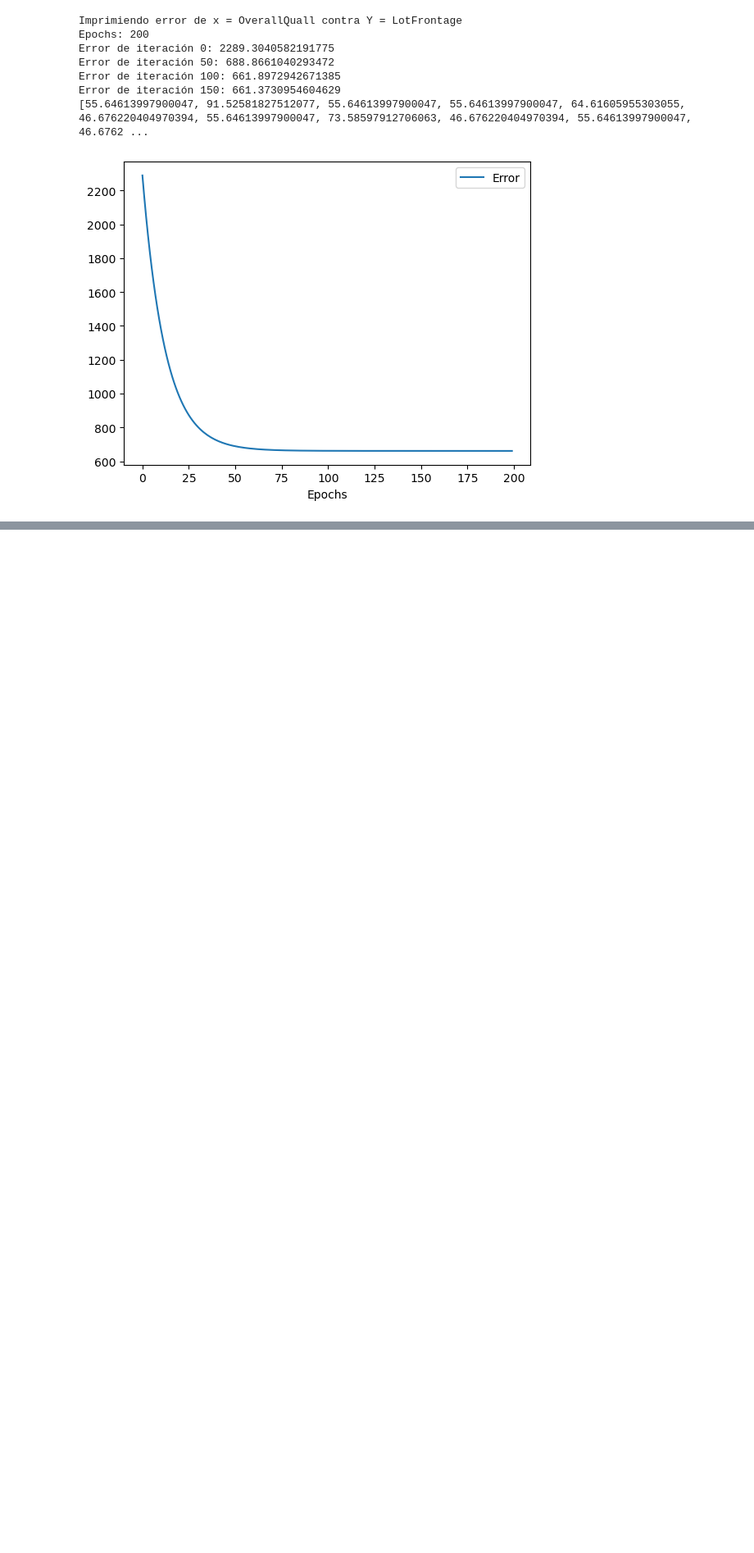
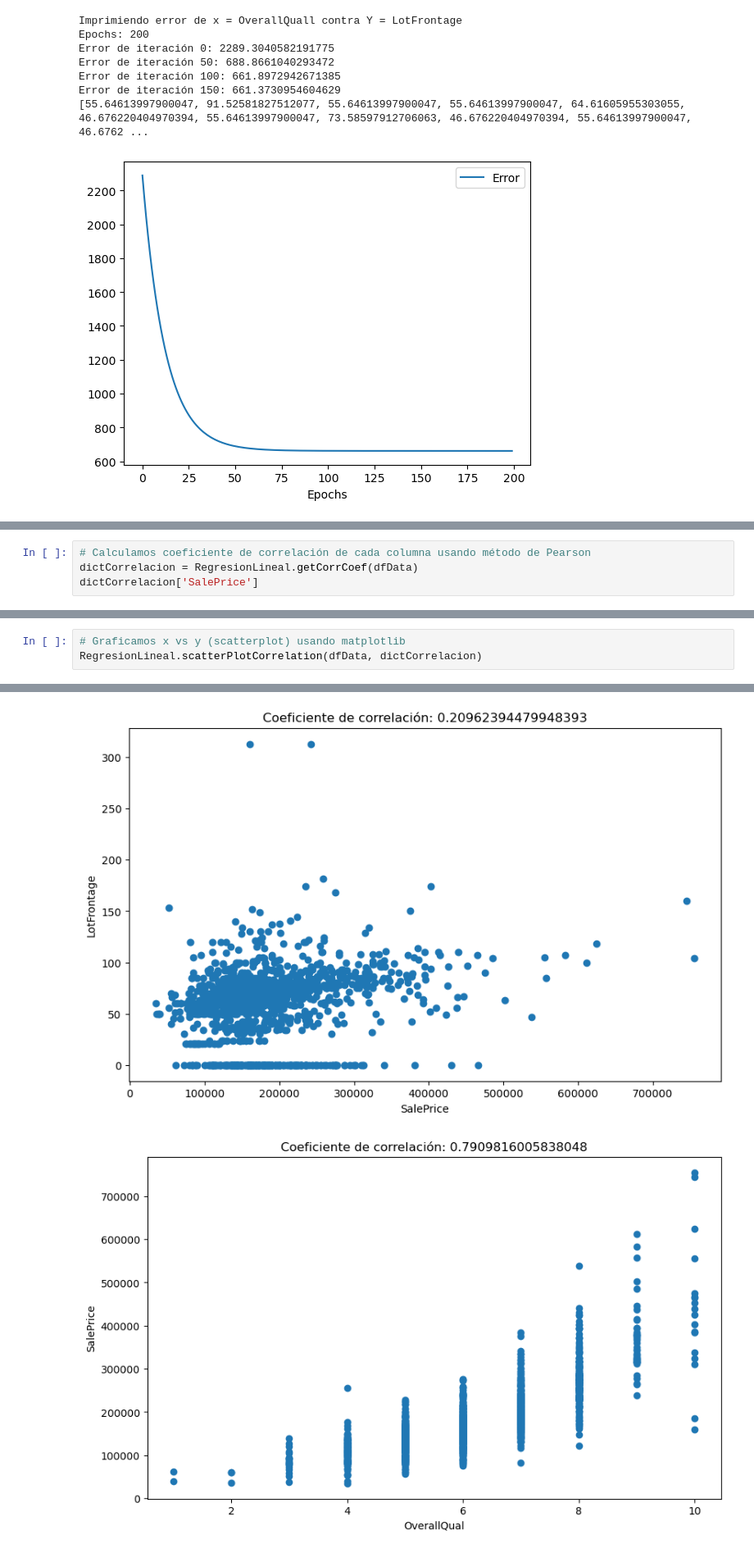
Before and after one commit to jerson8a/project1_linearRegresion, a Jupyter notebook: Solution Project #1 - Jerson Ochoa.ipynb, the cells around one changed output, grey strips where cells are left out. Shown at 82% size. Saved outputs shown, nothing was run; the diff lists cells and outputs as text; blank space fills up the shorter version.

```diff
--- a/Solution Project #1 - Jerson Ochoa.ipynb
+++ b/Solution Project #1 - Jerson Ochoa.ipynb
@@ -583,0 +860,4 @@ Error de iteración 150: 661.3730954604629
+# %%
+# Calculamos coeficiente de correlación de cada columna usando método de Pearson
+dictCorrelacion = RegresionLineal.getCorrCoef(dfData)
+dictCorrelacion['SalePrice']
@@ -583,0 +882,4 @@ Error de iteración 150: 661.3730954604629
+# %%
+# Graficamos x vs y (scatterplot) usando matplotlib
+RegresionLineal.scatterPlotCorrelation(dfData, dictCorrelacion)
+# %% [output]
@@ -583,0 +890,2 @@ Error de iteración 150: 661.3730954604629
+[figure, added]
+[figure, added]
```
Also changed, not shown: parts of 25 cells of this notebook.
